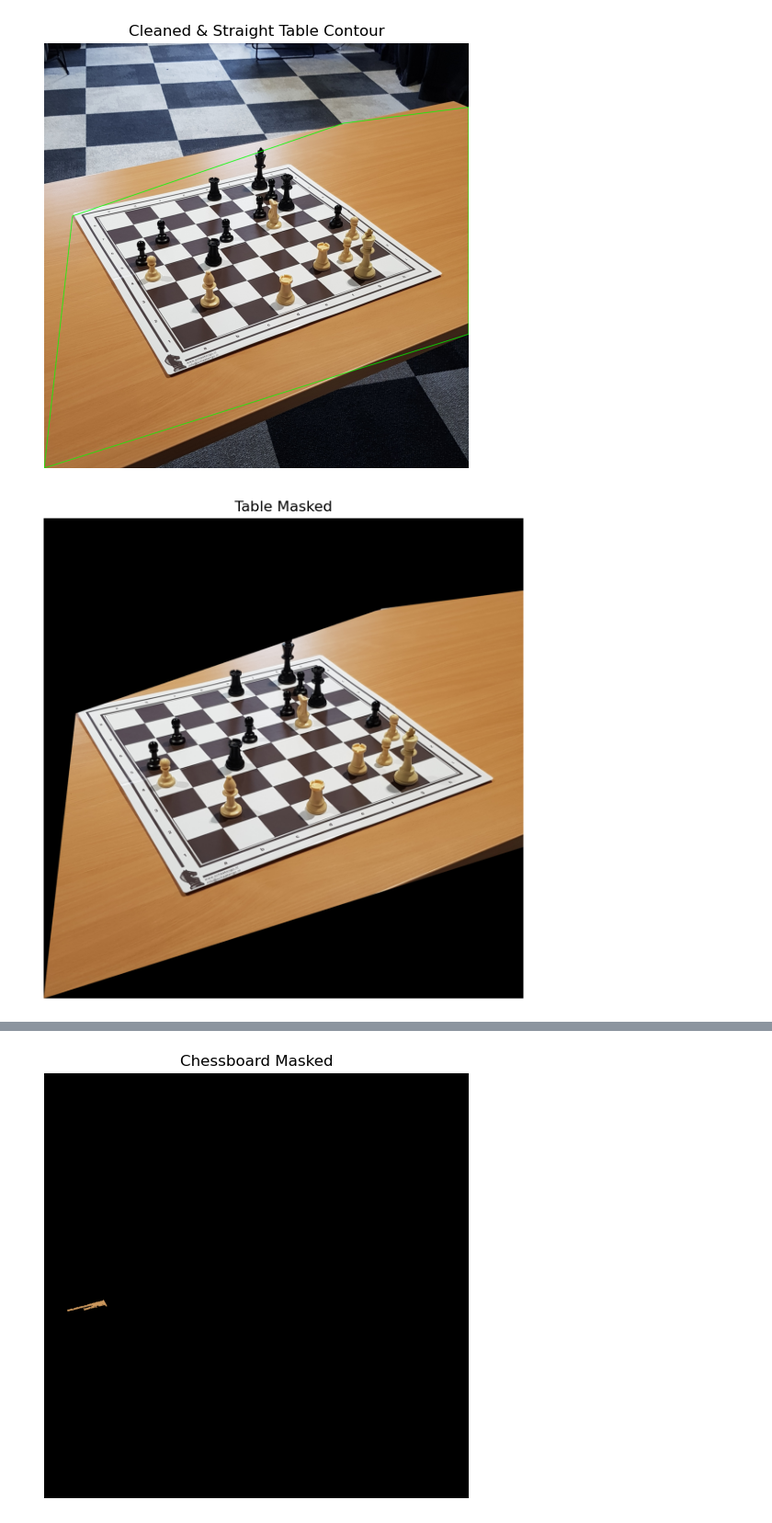
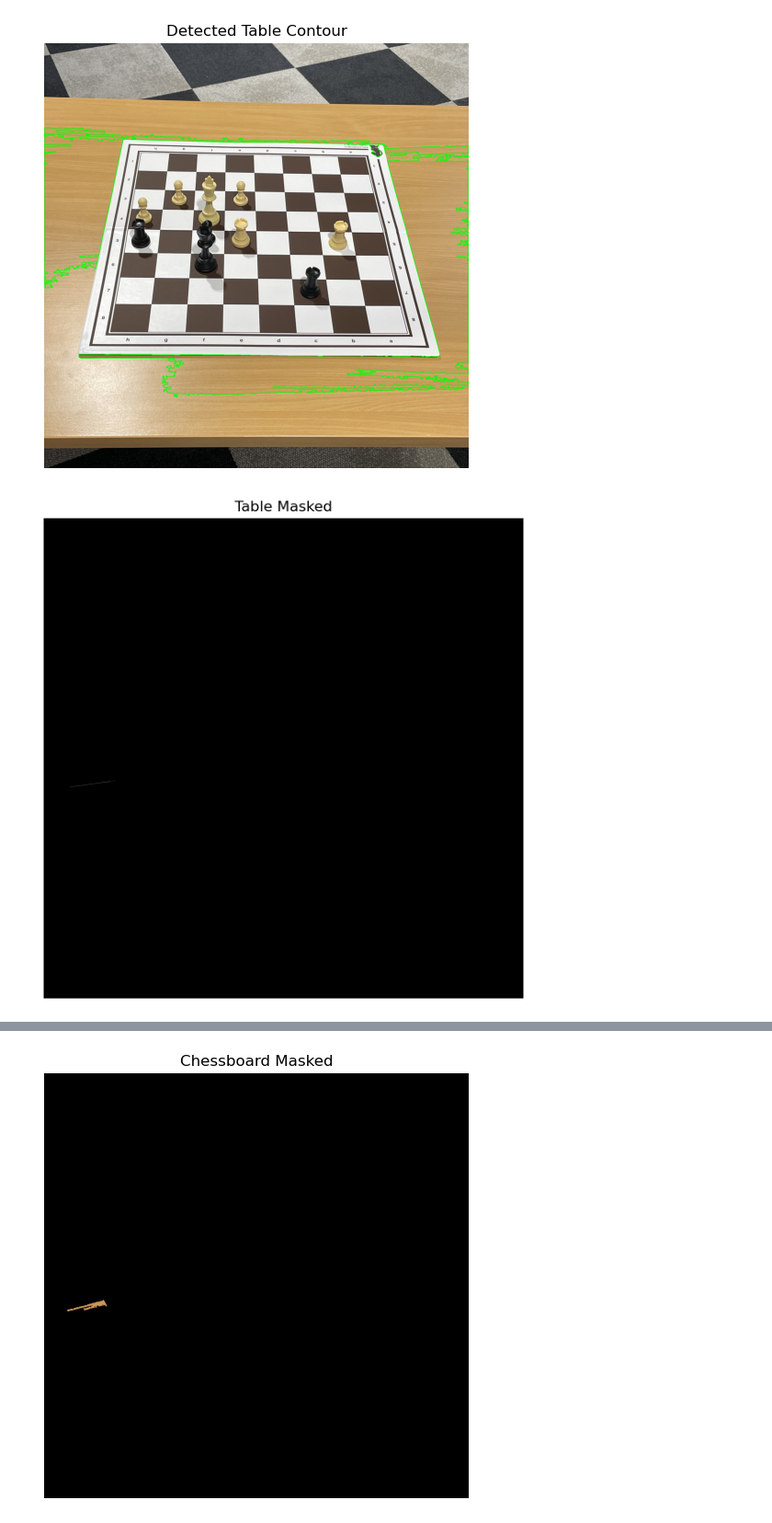
Before and after one commit to SmogJ1/VC, a Jupyter notebook: proj.ipynb, the cells around one changed output, grey strips where cells are left out. Shown at 92% size. Drawn from its saved outputs; the diff is of its cells as text; code cells hidden in the pictures.

```diff
--- a/proj.ipynb
+++ b/proj.ipynb
@@ -9,38 +9,38 @@ with open("data/input.json", "r") as f:
     input_data = json.load(f)
 
 image_paths = input_data["image_files"]
-image_num = 30
+image_num = 4
 # %%
 image = cv2.imread(image_paths[image_num])
 
 hsv = cv2.cvtColor(image, cv2.COLOR_BGR2HSV)
 
-lower_brown = np.array([0, 25, 50])     # Slightly lower V min
-upper_brown = np.array([30, 255, 200])  # Cap V max to avoid glare/reflection
+lower_brown = np.array([0, 25, 100])
+upper_brown = np.array([30, 255, 255])
 
 
 mask = cv2.inRange(hsv, lower_brown, upper_brown)
 
 kernel = np.ones((5, 5), np.uint8)
 mask = cv2.morphologyEx(mask, cv2.MORPH_CLOSE, kernel)
 mask = cv2.morphologyEx(mask, cv2.MORPH_OPEN, kernel)
 
 contours, _ = cv2.findContours(mask, cv2.RETR_EXTERNAL, cv2.CHAIN_APPROX_SIMPLE)
 
 table_contour = max(contours, key=cv2.contourArea)
 
 contour_image = image.copy()
 cv2.drawContours(contour_image, [table_contour], -1, (0, 255, 0), 3)
 
 contour_rgb = cv2.cvtColor(contour_image, cv2.COLOR_BGR2RGB)
 
 plt.figure(figsize=(8, 6))
 plt.title("Detected Table Contour")
 plt.imshow(contour_rgb)
 plt.axis('off')
 plt.show()
 # %% [output]
-[figure, old version]
+[figure, new version]
 # %%
 table_mask = np.zeros_like(image)
 cv2.drawContours(table_mask, [approx], -1, (255, 255, 255), thickness=cv2.FILLED)
@@ -59,7 +59,7 @@ plt.axis('off')
 plt.tight_layout()
 plt.show()
 # %% [output]
-[figure, old version]
+[figure, new version]
 # %%
 hsv = cv2.cvtColor(masked_image, cv2.COLOR_BGR2HSV)
 
```
Also changed, not shown: parts of 3 cells of this notebook.
